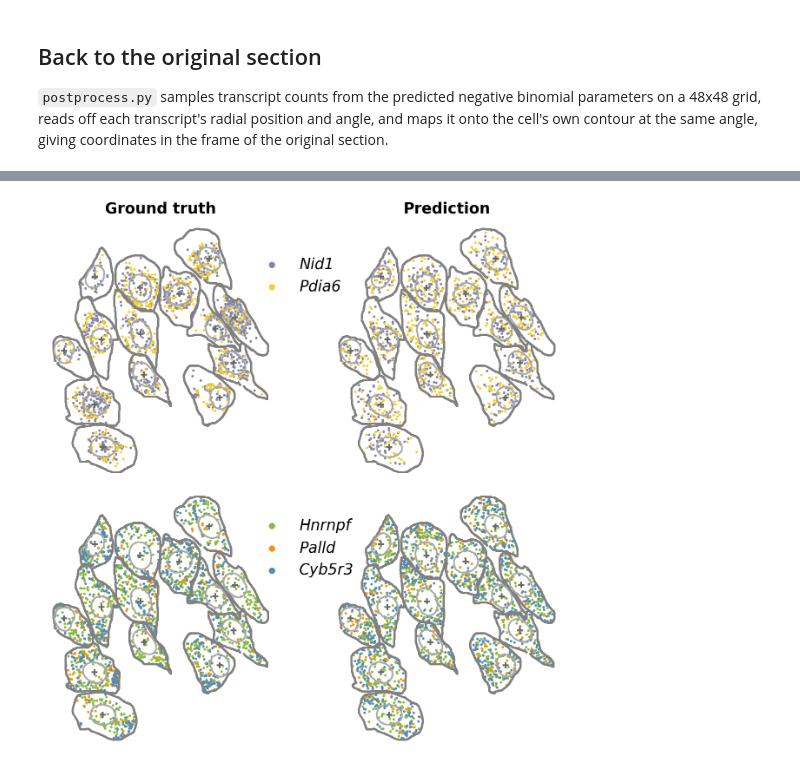
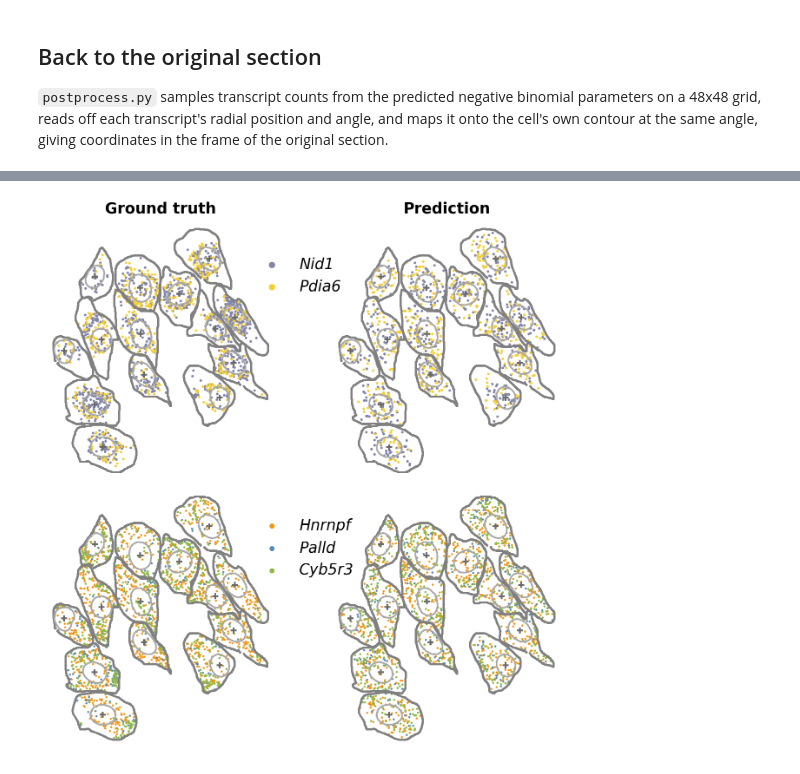
Before and after one commit to aster-ww/SVC, a Jupyter notebook: docs/source/tutorials/prediction.ipynb, the cells around one changed output, grey strips where cells are left out. Saved outputs shown, nothing was run; the diff lists cells and outputs as text; code cells hidden in the pictures.

```diff
--- a/docs/source/tutorials/prediction.ipynb
+++ b/docs/source/tutorials/prediction.ipynb
@@ -198,39 +198,39 @@ saved ../../../output/seqfish/predicted_transcripts.csv
 # %%
 predicted = expand_transcripts(pd.read_csv(OUT_DIR / 'predicted_transcripts.csv'))
 measured = pd.read_pickle(DATA_DIR / 'seqfish_data_dict.pkl')['data_df']
 measured = measured[measured.cell.isin(test_cell_names)]
 cell_contour = pd.read_pickle(DATA_DIR / 'cell_mask_contour_preprocessed.pkl')
 cell_contour = cell_contour[cell_contour.cell.isin(test_cell_names)]
 nuclear_contour = pd.read_pickle(DATA_DIR / 'nuclear_mask_contour_preprocessed.pkl')
 nuclear_contour = nuclear_contour[nuclear_contour.cell.isin(test_cell_names)]
 
-def draw(ax, df, genes, colors, xcol, ycol, title=None, legend_anchor=None):
+def draw(ax, df, genes, colors, xcol, ycol, size, title=None, legend_anchor=None):
     ax.scatter(cell_contour.x, cell_contour.y, color='grey', s=6, zorder=20)
     ax.scatter(nuclear_contour.x, nuclear_contour.y, color='darkgrey', s=2, alpha=0.6, zorder=20)
     ax.scatter(nuclear_contour.centerX, nuclear_contour.centerY,
                marker='+', color='dimgray', s=100, zorder=20)
     for gene, color in zip(genes, colors):
         sub = df[df.gene == gene]
-        ax.scatter(sub[xcol], sub[ycol], s=10, color=color, label=gene)
+        ax.scatter(sub[xcol], sub[ycol], s=size, color=color, label=gene)
     if legend_anchor is not None:
         leg = ax.legend(fontsize=25, markerscale=3, frameon=False)
         leg.set_bbox_to_anchor(legend_anchor)
         for text in leg.get_texts():
             text.set_fontstyle('italic')
     if title:
         ax.set_title(title, fontsize=25, fontweight='bold')
     ax.set_aspect('equal')
     ax.axis('off')
 
 fig, ax = plt.subplots(2, 2, figsize=(17, 16), gridspec_kw={'hspace': 0., 'wspace': 0.})
-draw(ax[0, 0], measured, ['Nid1', 'Pdia6'], ['#8386a8', '#f5cf36'], 'x', 'y',
+draw(ax[0, 0], measured, ['Nid1', 'Pdia6'], ['#8386a8', '#f5cf36'], 'x', 'y', 10,
      title='Ground truth', legend_anchor=(0.85, 0.9))
-draw(ax[0, 1], predicted, ['Nid1', 'Pdia6'], ['#8386a8', '#f5cf36'], 'x_original', 'y_original',
+draw(ax[0, 1], predicted, ['Nid1', 'Pdia6'], ['#8386a8', '#f5cf36'], 'x_original', 'y_original', 10,
      title='Prediction')
-draw(ax[1, 0], measured, ['Hnrnpf', 'Palld', 'Cyb5r3'], ['#8fb943', '#f49512', '#578bb2'],
-     'x', 'y', legend_anchor=(0.85, 0.6))
-draw(ax[1, 1], predicted, ['Hnrnpf', 'Palld', 'Cyb5r3'], ['#8fb943', '#f49512', '#578bb2'],
-     'x_original', 'y_original')
+draw(ax[1, 0], measured, ['Hnrnpf', 'Palld', 'Cyb5r3'], ['#f49512', '#578bb2', '#8fb943'],
+     'x', 'y', 6, legend_anchor=(0.85, 0.6))
+draw(ax[1, 1], predicted, ['Hnrnpf', 'Palld', 'Cyb5r3'], ['#f49512', '#578bb2', '#8fb943'],
+     'x_original', 'y_original', 6)
 plt.show()
 # %% [output]
-[figure, old version]
+[figure, new version]
```
Also changed, not shown: parts of 1 cell of this notebook, 2 other files.
